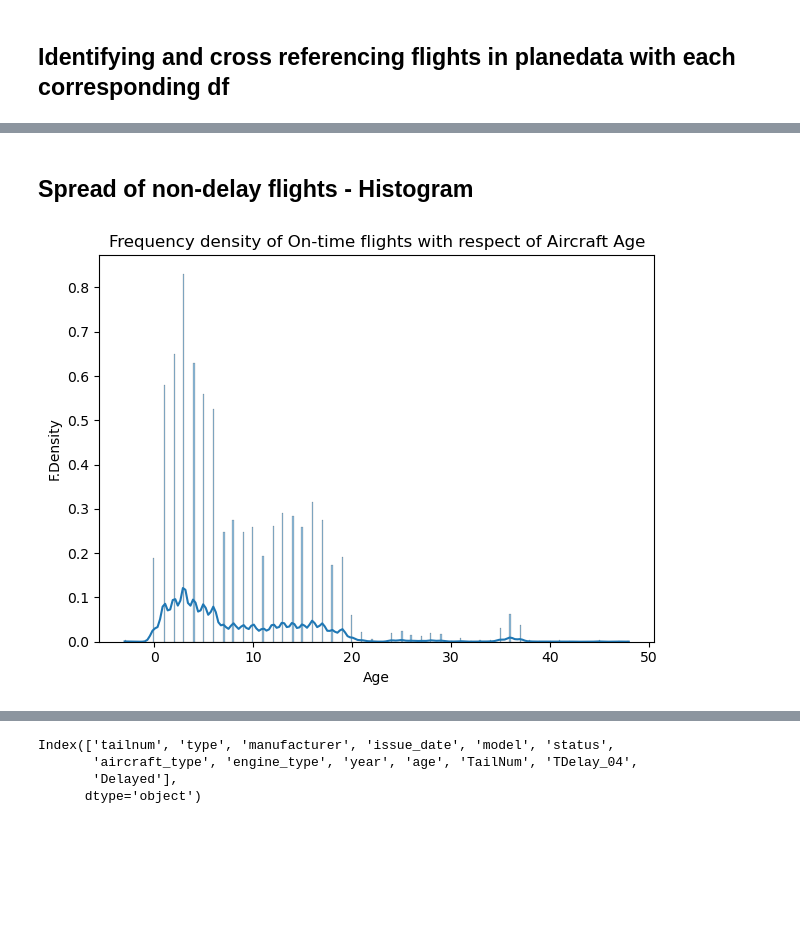
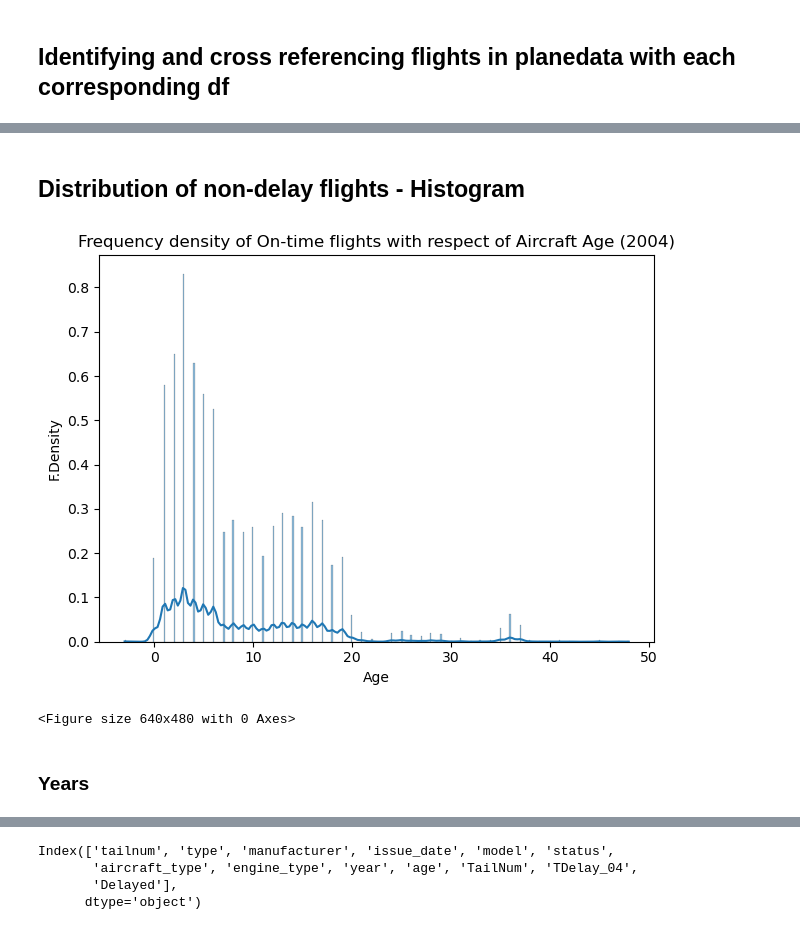
Before and after one commit to SJH1305/Coursework, a Jupyter notebook: Part 2_Q2b.ipynb, the cells around one changed output, grey strips where cells are left out. Cells and saved outputs as stored; diff of their text form; code cells hidden in the pictures; blank space fills up the shorter version.

```diff
--- a/Part 2_Q2b.ipynb
+++ b/Part 2_Q2b.ipynb
@@ -79,18 +79,25 @@ actuallyflew_2007.loc[:, 'age'] = 2007 - actuallyflew_2007['year']
 actuallyflew_2008.loc[:, 'age'] = 2008 - actuallyflew_2008['year']
 
 # Adding previously made delay column, returning dataframe, Nan = 0 is treated as skipping
-df_2004['TDelay_04']=(df_2004[['CarrierDelay','WeatherDelay','NASDelay','SecurityDelay','LateAircraftDelay']].fillna(value=0).sum(axis=1))
-df_2005['TDelay_05']=(df_2005[['CarrierDelay','WeatherDelay','NASDelay','SecurityDelay','LateAircraftDelay']].fillna(value=0).sum(axis=1))
-df_2006['TDelay_06']=(df_2006[['CarrierDelay','WeatherDelay','NASDelay','SecurityDelay','LateAircraftDelay']].fillna(value=0).sum(axis=1))
-df_2007['TDelay_07']=(df_2007[['CarrierDelay','WeatherDelay','NASDelay','SecurityDelay','LateAircraftDelay']].fillna(value=0).sum(axis=1))
-df_2008['TDelay_08']=(df_2008[['CarrierDelay','WeatherDelay','NASDelay','SecurityDelay','LateAircraftDelay']].fillna(value=0).sum(axis=1))
+df_2004['Delay']=(df_2004[['CarrierDelay','WeatherDelay','NASDelay','SecurityDelay','LateAircraftDelay']].fillna(value=0).sum(axis=1))
+df_2005['Delay']=(df_2005[['CarrierDelay','WeatherDelay','NASDelay','SecurityDelay','LateAircraftDelay']].fillna(value=0).sum(axis=1))
+df_2006['Delay']=(df_2006[['CarrierDelay','WeatherDelay','NASDelay','SecurityDelay','LateAircraftDelay']].fillna(value=0).sum(axis=1))
+df_2007['Delay']=(df_2007[['CarrierDelay','WeatherDelay','NASDelay','SecurityDelay','LateAircraftDelay']].fillna(value=0).sum(axis=1))
+df_2008['Delay']=(df_2008[['CarrierDelay','WeatherDelay','NASDelay','SecurityDelay','LateAircraftDelay']].fillna(value=0).sum(axis=1))
+
+# adding delay columns to actually flew dfs
+actuallyflew_2004['Delay'] = df_2004['Delay']
+actuallyflew_2005['Delay'] = df_2005['Delay']
+actuallyflew_2006['Delay'] = df_2006['Delay']
+actuallyflew_2007['Delay'] = df_2007['Delay']
+actuallyflew_2008['Delay'] = df_2008['Delay']
 
 # but basing it on actuallyflew_200X as this is what would actually appear on each year
 # Previous iteration: actuallyflew_2004['TDelay_04']=(df_2004[['CarrierDelay','WeatherDelay','NASDelay','SecurityDelay','LateAircraftDelay']].fillna(value=0).sum(axis=1))
 # Previous iteration: actuallyflew_2008['TDelay_08']=(actuallyflew_2008[['CarrierDelay','WeatherDelay','NASDelay','SecurityDelay','LateAircraftDelay']].fillna(value=0).sum(axis=1))
-actuallyflew_2004 = pd.merge(actuallyflew_2004, df_2004[['TailNum','TDelay_04']], left_on = 'tailnum', right_on = 'TailNum', how = 'left')
-actuallyflew_2005 = pd.merge(actuallyflew_2005, df_2005[['TailNum','TDelay_05']], left_on = 'tailnum', right_on = 'TailNum', how = 'left')
-actuallyflew_2006 = pd.merge(actuallyflew_2006, df_2006[['TailNum','TDelay_06']], left_on = 'tailnum', right_on = 'TailNum', how = 'left')
-actuallyflew_2007 = pd.merge(actuallyflew_2007, df_2007[['TailNum','TDelay_07']], left_on = 'tailnum', right_on = 'TailNum', how = 'left')
-actuallyflew_2008 = pd.merge(actuallyflew_2008, df_2008[['TailNum','TDelay_08']], left_on = 'tailnum', right_on = 'TailNum', how = 'left')
+#actuallyflew_2004 = pd.merge(actuallyflew_2004, df_2004[['TailNum','TDelay_04']], left_on = 'tailnum', right_on = 'TailNum', how = 'left')
+#actuallyflew_2005 = pd.merge(actuallyflew_2005, df_2005[['TailNum','TDelay_05']], left_on = 'tailnum', right_on = 'TailNum', how = 'left')
+#actuallyflew_2006 = pd.merge(actuallyflew_2006, df_2006[['TailNum','TDelay_06']], left_on = 'tailnum', right_on = 'TailNum', how = 'left')
+#actuallyflew_2007 = pd.merge(actuallyflew_2007, df_2007[['TailNum','TDelay_07']], left_on = 'tailnum', right_on = 'TailNum', how = 'left')
+#actuallyflew_2008 = pd.merge(actuallyflew_2008, df_2008[['TailNum','TDelay_08']], left_on = 'tailnum', right_on = 'TailNum', how = 'left')
 # %% [markdown]
@@ -110,18 +174,21 @@ plt.show
 # %% [markdown]
-## Spread of non-delay flights - Histogram
+## Distribution of non-delay flights - Histogram
 # %%
 # Adding binary column - on_time (Yes = 0, No = 1), TDelay_0X = 0
 df_2004['age'] = actuallyflew_2004['age'] # adding age olumn first
-df_2004['on_time'] = (df_2004['TDelay_04'] == 0).astype(int)
+df_2004['on_time'] = (df_2004['Delay'] == 0).astype(int)
 
 ontime_2004 = df_2004[df_2004['on_time'] == 1]
 
 sns.histplot(data = ontime_2004, x = 'age', stat ='density', bins = 'auto', kde=True)
-plt.title("Frequency density of On-time flights with respect of Aircraft Age")
+plt.title("Frequency density of On-time flights with respect of Aircraft Age (2004)")
 plt.xlabel("Age")
 plt.ylabel("F.Density")
 plt.tight_layout()
 plt.show()
-#plt.savefig("Histogram")
+plt.savefig("Histogram - Non delayed flights,2004.png")
 # %% [output]
-[figure, old version]
+[figure, new version]
+<Figure size 640x480 with 0 Axes>
+# %% [markdown]
+### Years
```
Also changed, not shown: parts of 20 cells of this notebook.
